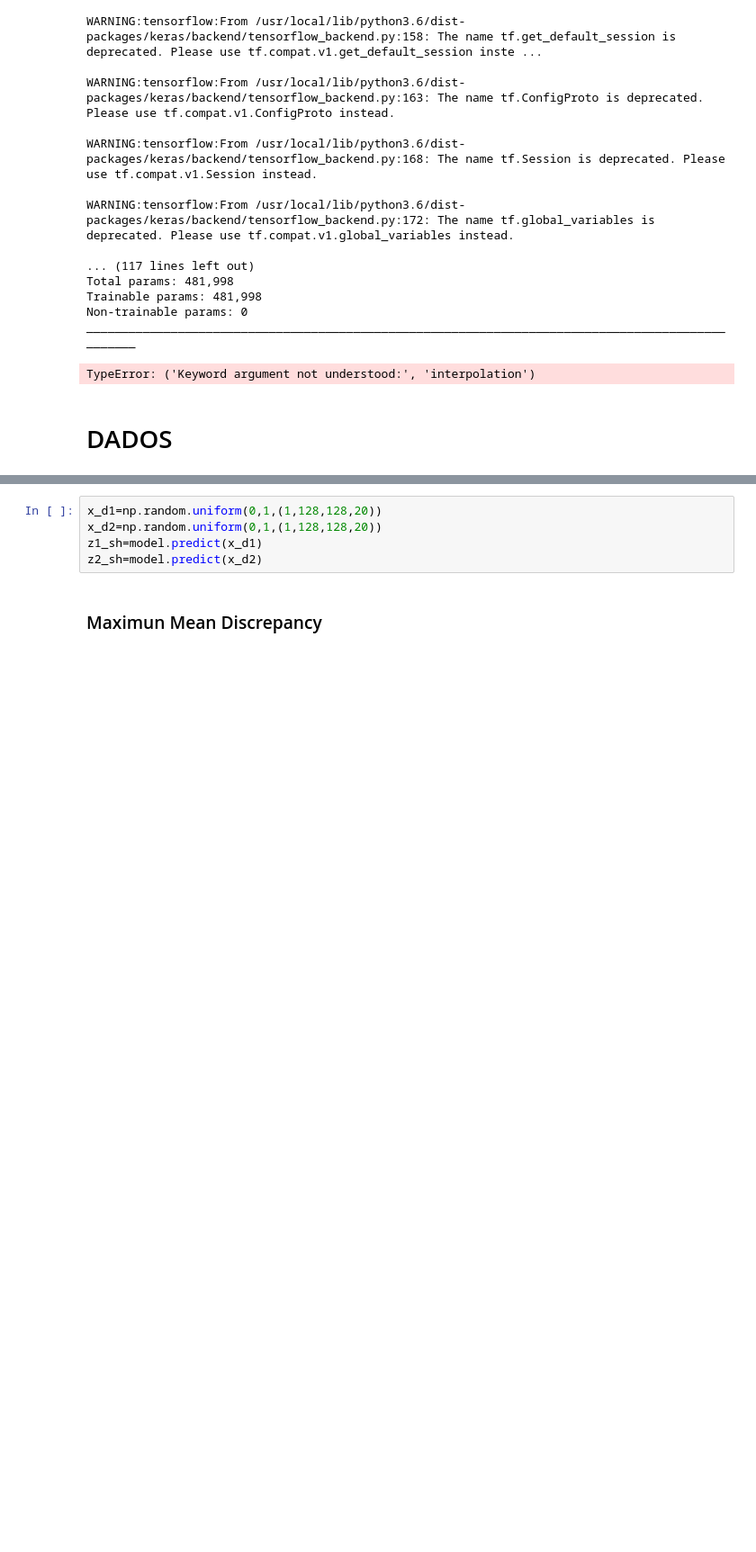
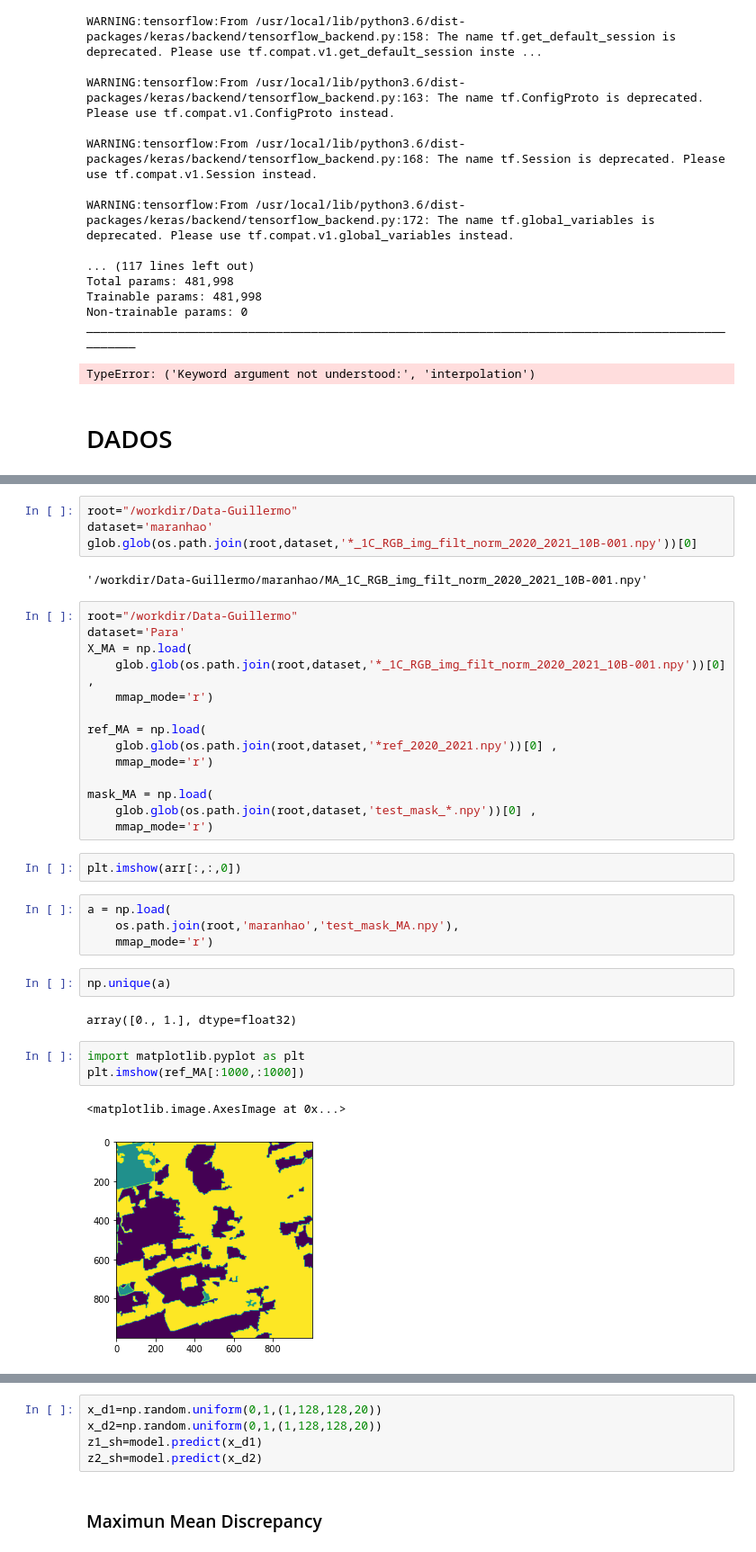
Before and after one commit to grmc1999/ELE2006, a Jupyter notebook: Notebooks/Prj.ipynb, the cells around one changed output, grey strips where cells are left out. Shown at 90% size. Drawn from its saved outputs; the diff is of its cells as text; blank space fills up the shorter version.

```diff
--- a/Notebooks/Prj.ipynb
+++ b/Notebooks/Prj.ipynb
@@ -151,0 +84,36 @@ dtp=load_dataset()
+# %%
+root="/workdir/Data-Guillermo"
+dataset='maranhao'
+glob.glob(os.path.join(root,dataset,'*_1C_RGB_img_filt_norm_2020_2021_10B-001.npy'))[0]
+# %% [output]
+'/workdir/Data-Guillermo/maranhao/MA_1C_RGB_img_filt_norm_2020_2021_10B-001.npy'
+# %%
+root="/workdir/Data-Guillermo"
+dataset='Para'
+X_MA = np.load(
+    glob.glob(os.path.join(root,dataset,'*_1C_RGB_img_filt_norm_2020_2021_10B-001.npy'))[0] ,
+    mmap_mode='r')
+
+ref_MA = np.load(
+    glob.glob(os.path.join(root,dataset,'*ref_2020_2021.npy'))[0] ,
+    mmap_mode='r')
+
+mask_MA = np.load(
+    glob.glob(os.path.join(root,dataset,'test_mask_*.npy'))[0] ,
+    mmap_mode='r')
+# %%
+plt.imshow(arr[:,:,0])
+# %%
+a = np.load(
+    os.path.join(root,'maranhao','test_mask_MA.npy'),
+    mmap_mode='r')
+# %%
+np.unique(a)
+# %% [output]
+array([0., 1.], dtype=float32)
+# %%
+import matplotlib.pyplot as plt
+plt.imshow(ref_MA[:1000,:1000])
+# %% [output]
+<matplotlib.image.AxesImage at 0x...>
+[figure, added]
```
Also changed, not shown: parts of 49 cells of this notebook, 2 other files.
